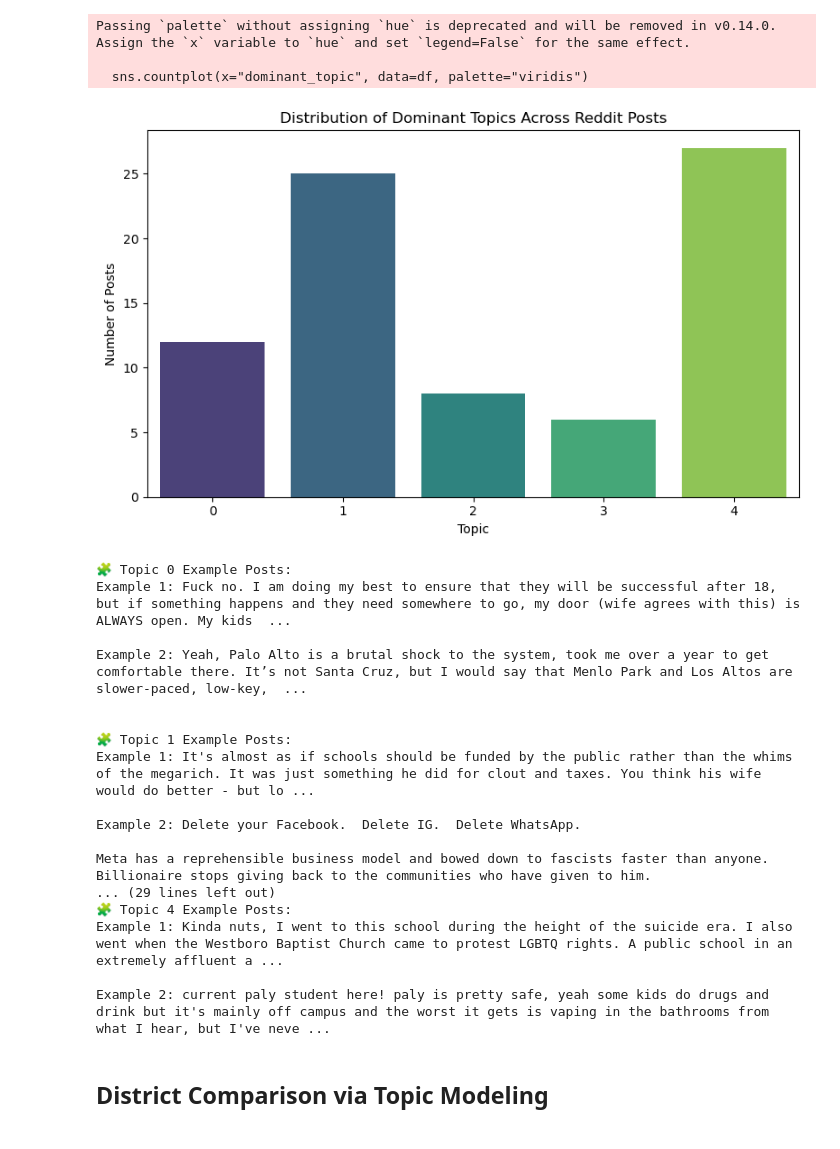
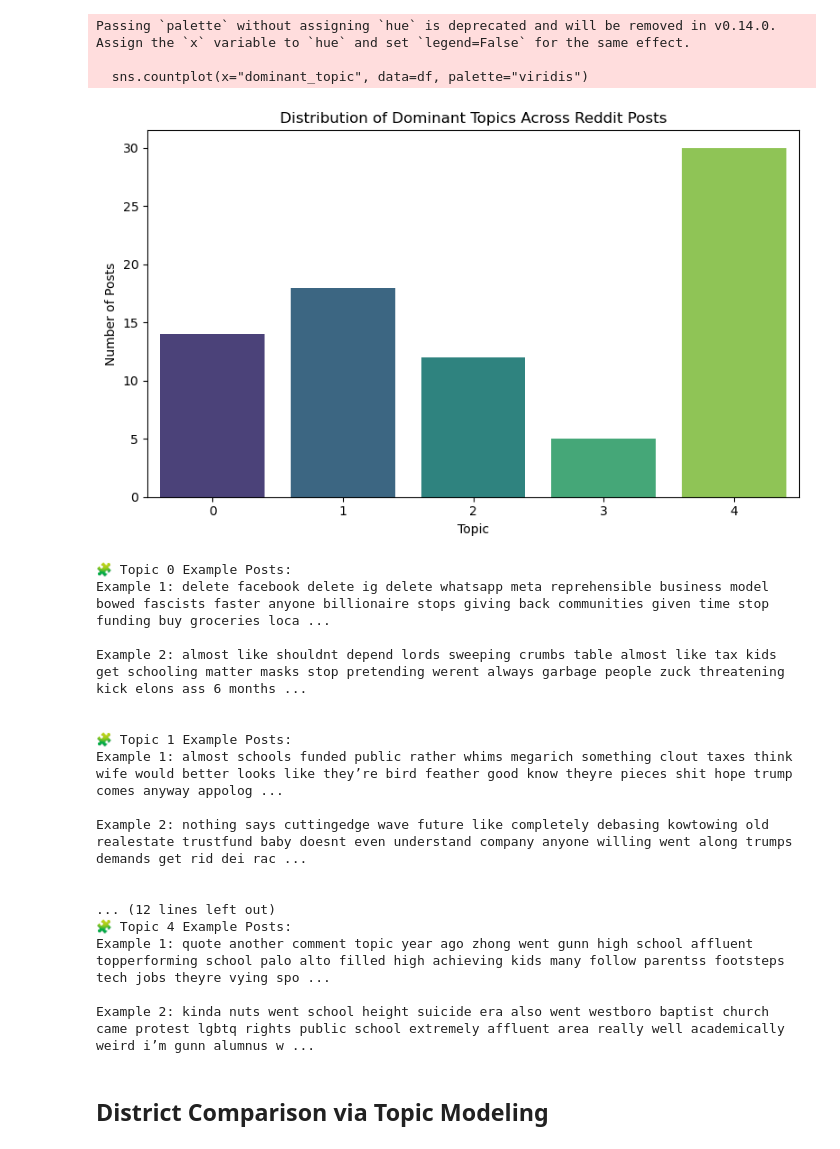
Before and after one commit to junclemente/ads509-final_project, a Jupyter notebook: notebooks/topic_modeling.ipynb, the cells around one changed output. Saved outputs shown, nothing was run; the diff lists cells and outputs as text; code cells hidden in the pictures.

```diff
--- a/notebooks/topic_modeling.ipynb
+++ b/notebooks/topic_modeling.ipynb
@@ -10,10 +12,11 @@ from sklearn.feature_extraction.text import CountVectorizer
 from sklearn.decomposition import LatentDirichletAllocation
 # %%
 # Display settings
-pd.set_option('display.max_colwidth', None)
+pd.set_option("display.max_colwidth", None)
 
 # Load the dataset
-dataset_path = Path("../datasets/20251004_065231_reddit_posts.pkl")
+# dataset_path = Path("../datasets/20251004_065231_reddit_posts.pkl")
+dataset_path = Path("../datasets/Palo_Alto_cleaned_20251008_005822_reddit.pkl")
 
 
 print("Loading dataset from:", dataset_path)
@@ -24,5 +27,5 @@ if not dataset_path.exists():
 df = pd.read_pickle(dataset_path)
 print("✅ Dataset loaded successfully.")
 print("Shape:", df.shape)
-print(df.head(2))
+# print(df.head(2))
 # %% [output]
@@ -46,15 +35,18 @@ Shape: (78, 7)
 # %%
 # Prepare text for topic modeling
 # Combine all comments for each post into one text block
-df["doc_text"] = df["comments_flat"].apply(lambda x: " ".join(x) if isinstance(x, list) else str(x))
+# df["doc_text"] = df["comments_flat"].apply(lambda x: " ".join(x) if isinstance(x, list) else str(x))
+df["doc_text"] = df["cleaned_comments"].apply(
+    lambda x: " ".join(x) if isinstance(x, list) else str(x)
+)
 df = df[df["doc_text"].str.strip() != ""]
 print(f"Using {len(df)} documents for topic modeling.")
 
 # Vectorize text
 vectorizer = CountVectorizer(
-    max_df=0.9,          # ignore overly common words
-    min_df=2,            # ignore rare words
-    stop_words="english"
+    max_df=0.9,  # ignore overly common words
+    min_df=2,  # ignore rare words
+    stop_words="english",
 )
 dtm = vectorizer.fit_transform(df["doc_text"])
 print("Document-term matrix shape:", dtm.shape)
@@ -62,9 +54,7 @@ print("Document-term matrix shape:", dtm.shape)
 
 # LDA Topic Modeling
 lda = LatentDirichletAllocation(
-    n_components=5,      # number of topics
-    random_state=42,
-    learning_method="batch"
+    n_components=5, random_state=42, learning_method="batch"  # number of topics
 )
 lda.fit(dtm)
 
@@ -73,7 +63,12 @@ lda.fit(dtm)
 def display_topics(model, feature_names, no_top_words=10):
     for idx, topic in enumerate(model.components_):
         print(f"\n🟢 Topic {idx + 1}:")
-        print(", ".join([feature_names[i] for i in topic.argsort()[:-no_top_words - 1:-1]]))
+        print(
+            ", ".join(
+                [feature_names[i] for i in topic.argsort()[: -no_top_words - 1 : -1]]
+            )
+        )
+
 
 feature_names = vectorizer.get_feature_names_out()
 display_topics(lda, feature_names, 10)
@@ -94,7 +89,7 @@ plt.tight_layout()
 plt.show()
 
 
-#View Example Posts for Each Topic
+# View Example Posts for Each Topic
 for topic_num in sorted(df["dominant_topic"].unique()):
     print(f"\n🧩 Topic {topic_num} Example Posts:")
     sample_texts = df[df["dominant_topic"] == topic_num]["doc_text"].head(2).to_list()
@@ -121,24 +116,24 @@ school, people, like, just, don, kids, high, college, think, schools
 Passing `palette` without assigning `hue` is deprecated and will be removed in v0.14.0. Assign the `x` variable to `hue` and set `legend=False` for the same effect.
 
   sns.countplot(x="dominant_topic", data=df, palette="viridis")
-[figure, old version]
+[figure, new version]
 🧩 Topic 0 Example Posts:
-Example 1: Fuck no. I am doing my best to ensure that they will be successful after 18, but if something happens and they need somewhere to go, my door (wife agrees with this) is ALWAYS open. My kids  ...
+Example 1: delete facebook delete ig delete whatsapp meta reprehensible business model bowed fascists faster anyone billionaire stops giving back communities given time stop funding buy groceries loca ...
 
-Example 2: Yeah, Palo Alto is a brutal shock to the system, took me over a year to get comfortable there. It’s not Santa Cruz, but I would say that Menlo Park and Los Altos are slower-paced, low-key,  ...
+Example 2: almost like shouldnt depend lords sweeping crumbs table almost like tax kids get schooling matter masks stop pretending werent always garbage people zuck threatening kick elons ass 6 months ...
 
 
 🧩 Topic 1 Example Posts:
-Example 1: It's almost as if schools should be funded by the public rather than the whims of the megarich. It was just something he did for clout and taxes. You think his wife would do better - but lo ...
+Example 1: almost schools funded public rather whims megarich something clout taxes think wife would better looks like they’re bird feather good know theyre pieces shit hope trump comes anyway appolog ...
 
-Example 2: Delete your Facebook.  Delete IG.  Delete WhatsApp.
+Example 2: nothing says cuttingedge wave future like completely debasing kowtowing old realestate trustfund baby doesnt even understand company anyone willing went along trumps demands get rid dei rac ...
 
-Meta has a reprehensible business model and bowed down to fascists faster than anyone. Billionaire stops giving back to the communities who have given to him.
-... (29 lines left out)
+
+... (12 lines left out)
 🧩 Topic 4 Example Posts:
-Example 1: Kinda nuts, I went to this school during the height of the suicide era. I also went when the Westboro Baptist Church came to protest LGBTQ rights. A public school in an extremely affluent a ...
+Example 1: quote another comment topic year ago zhong went gunn high school affluent topperforming school palo alto filled high achieving kids many follow parentss footsteps tech jobs theyre vying spo ...
 
-Example 2: current paly student here! paly is pretty safe, yeah some kids do drugs and drink but it's mainly off campus and the worst it gets is vaping in the bathrooms from what I hear, but I've neve ...
+Example 2: kinda nuts went school height suicide era also went westboro baptist church came protest lgbtq rights public school extremely affluent area really well academically weird i’m gunn alumnus w ...
 # %% [markdown]
 ## District Comparison via Topic Modeling
 # %%
```
Also changed, not shown: parts of 8 cells of this notebook.
